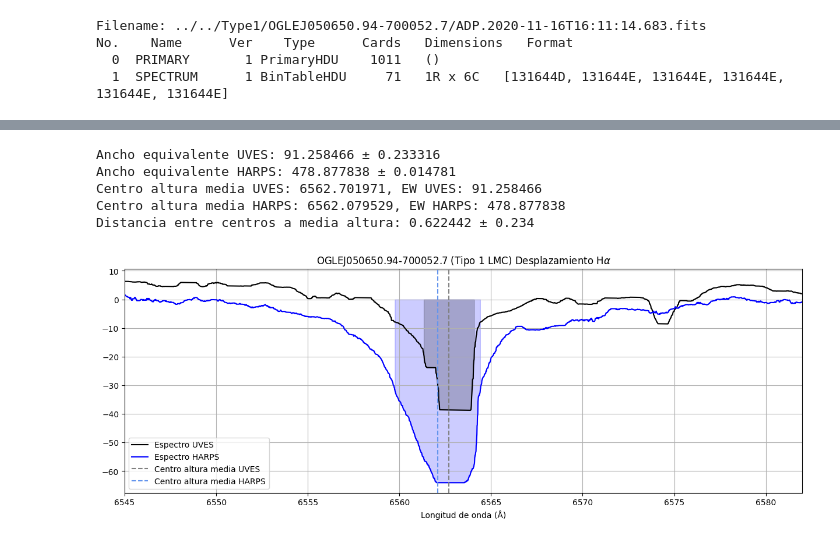
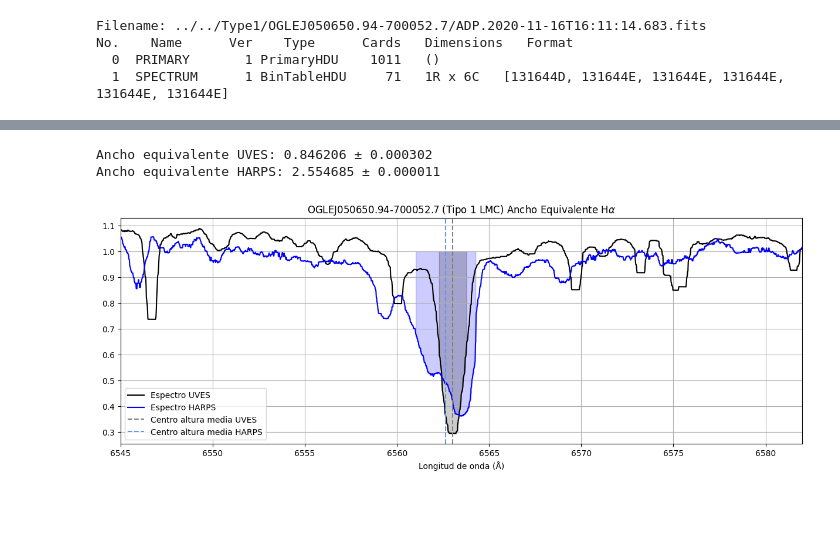
Before and after one commit to lsperezm/Be_Metallicity, a Jupyter notebook: DataRaw/LMC/Type1/OGLEJ050650.94-700052.7/OGLEJ050650.94-700052.7.ipynb, the cells around one changed output, grey strips where cells are left out. Cells and saved outputs as stored; diff of their text form; code cells hidden in the pictures; blank space fills up the shorter version.

Commit message:
Cosita ancho equivalente aunque falta aplicarlo

```diff
--- a/DataRaw/LMC/Type1/OGLEJ050650.94-700052.7/OGLEJ050650.94-700052.7.ipynb
+++ b/DataRaw/LMC/Type1/OGLEJ050650.94-700052.7/OGLEJ050650.94-700052.7.ipynb
@@ -28,7 +53,7 @@ harps=fits.getdata(harps)
 # %%
 #UVES
 xd_new=xd['FLUX'][0][4145:-1719].tolist()
-xd_filt=median_filter(xd_new,200)
+xd_filt=median_filter(xd_new,50)
 lam = xd['WAVE'][0][4145:-1719]
 
 mask_alpha=np.abs(6562.8-lam)>40
@@ -38,7 +63,7 @@ mask=mask_alpha&mask_beta&mask_gamma
 
 #HARPS
 xdH_new=harps['FLUX'][0][4145:-1719].tolist()
-xdH_filt=median_filter(xdH_new,450)
+xdH_filt=median_filter(xdH_new,100)
 lamH = harps['WAVE'][0][4145:-1719]
 
 mask_alphaH=np.abs(6562.8-lamH)>40
@@ -49,7 +74,7 @@ maskH=mask_alphaH&mask_betaH&mask_gammaH
 
 #MuCen
 cent_new=cent['FLUX'][0][4145:-1719].tolist()
-cent_filt=median_filter(cent_new,300)
+cent_filt=median_filter(cent_new,150)
 lamc = cent['WAVE'][0][4145:-1719]
 
 mask_alphac=np.abs(6562.8-lamc)>40
@@ -84,8 +109,8 @@ plt.savefig('harps_uves_type1LMC')
 # %%
 xU=(lam-5).tolist()[110540:-12849]
-yU=(xd_filt-modelo(lam)).tolist()[110540:-12849]
+yU=(xd_filt/modelo(lam)).tolist()[110540:-12849]
 xH=(lamH-5).tolist()[270840:-29849]
-yH=(xdH_filt-modeloH(lamH)).tolist()[270840:-29849]
+yH=(xdH_filt/modeloH(lamH)).tolist()[270840:-29849]
 
 plt.plot(xH,yH)
 # %% [output]
@@ -166,35 +163,28 @@ def center_half_min_and_EW(x, y):
 # %%
 center_U, left_U, right_U, ew_U, ew_err_U = center_half_min_and_EW(xU, yU)
 center_H, left_H, right_H, ew_H, ew_err_H = center_half_min_and_EW(xH, yH)
 
 print(f"Ancho equivalente UVES: {ew_U:.6f} ± {ew_err_U:.6f}")
 print(f"Ancho equivalente HARPS: {ew_H:.6f} ± {ew_err_H:.6f}")
 
 distance = abs(center_H - center_U)
 
-print(f"Centro altura media UVES: {center_U:.6f}, EW UVES: {ew_U:.6f}")
-print(f"Centro altura media HARPS: {center_H:.6f}, EW HARPS: {ew_H:.6f}")
-print(f"Distancia entre centros a media altura: {distance:.6f} ± 0.234")
-
 plt.figure(figsize=(15, 5))
 plt.plot(xU, yU, label='Espectro UVES',color='black')
 plt.plot(xH, yH, label='Espectro HARPS',color='blue')
 plt.axvline(center_U, color='gray', linestyle='--', label='Centro altura media UVES')
 plt.axvline(center_H, color='cornflowerblue', linestyle='--', label='Centro altura media HARPS')
-plt.fill_between(xH, yH, 0, where=(xH > left_H) & (xH < right_H), color='blue', alpha=0.2)
-plt.fill_between(xU, yU, 0, where=(xU > left_U) & (xU < right_U), color='black', alpha=0.2)
+plt.fill_between(xH, yH, 1, where=(xH > left_H) & (xH < right_H), color='blue', alpha=0.2)
+plt.fill_between(xU, yU, 1, where=(xU > left_U) & (xU < right_U), color='black', alpha=0.2)
 plt.xlabel("Longitud de onda (Å)")
 plt.xlim(6545,6582)
 plt.legend()
-plt.title(r"OGLEJ050650.94-700052.7 (Tipo 1 LMC) Desplazamiento H$\alpha$")
+plt.title(r"OGLEJ050650.94-700052.7 (Tipo 1 LMC) Ancho Equivalente H$\alpha$")
 plt.grid(True)
 plt.savefig('distance.png')
 
 plt.show()
 # %% [output]
-Ancho equivalente UVES: 91.258466 ± 0.233316
-Ancho equivalente HARPS: 478.877838 ± 0.014781
-Centro altura media UVES: 6562.701971, EW UVES: 91.258466
-Centro altura media HARPS: 6562.079529, EW HARPS: 478.877838
-Distancia entre centros a media altura: 0.622442 ± 0.234
+Ancho equivalente UVES: 0.846206 ± 0.000302
+Ancho equivalente HARPS: 2.554685 ± 0.000011
-[figure, old version]
+[figure, new version]
```
Also changed, not shown: parts of 8 cells of this notebook, 11 other files.
